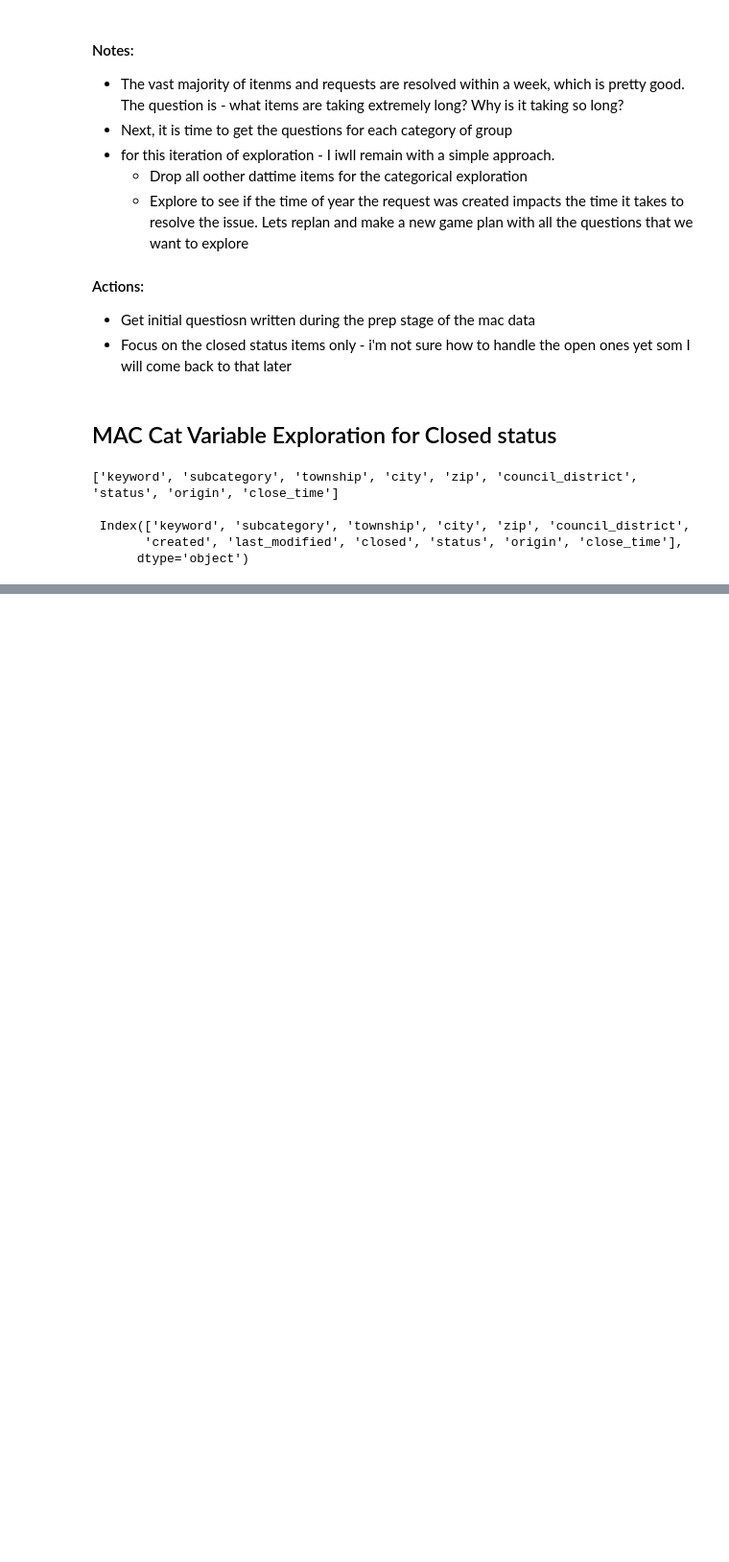
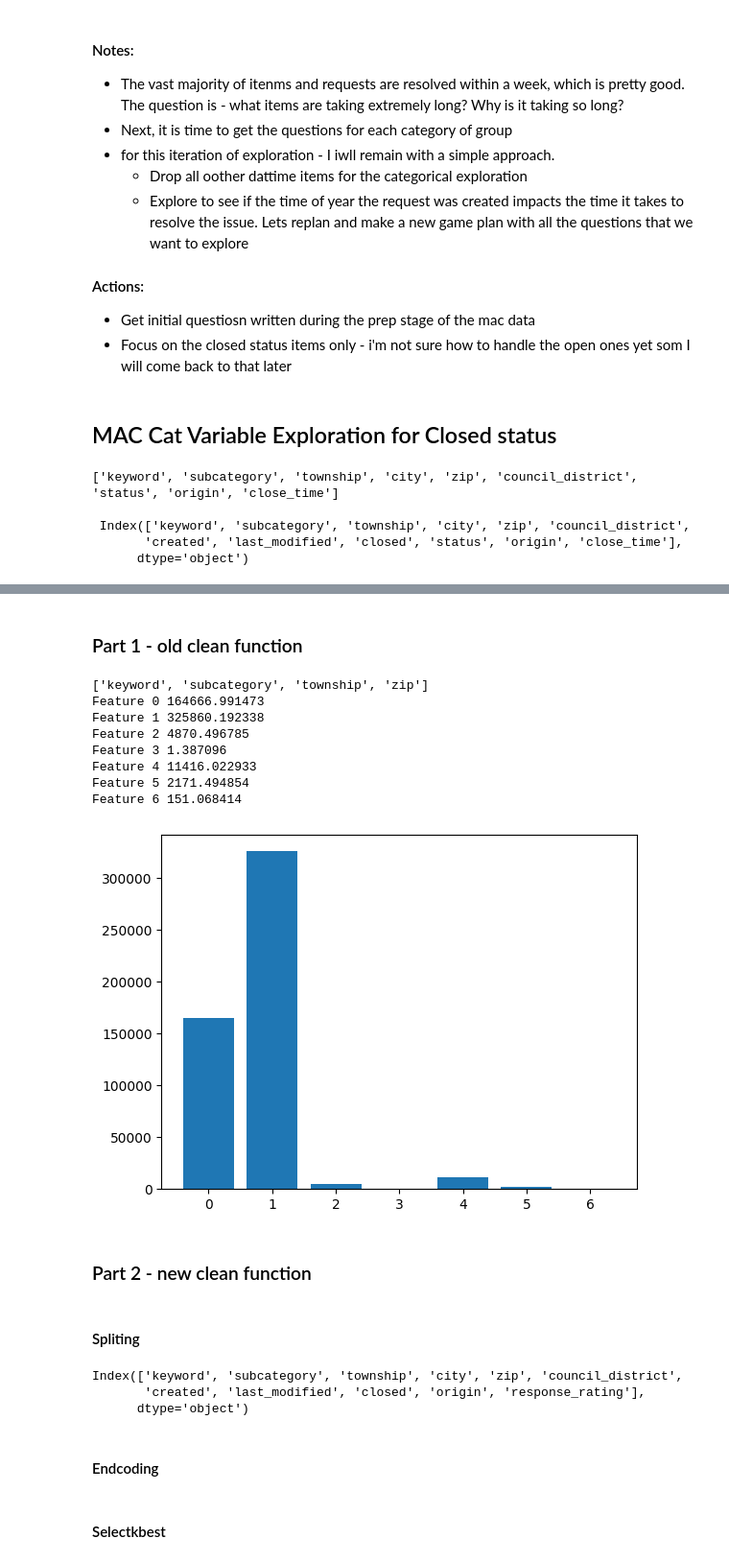
Before and after one commit to aaron-mv-moore/indy-action-time, a Jupyter notebook: work-notebooks/01_working_explore.ipynb, the cells around one changed output, grey strips where cells are left out. Shown at 96% size. Saved outputs shown, nothing was run; the diff lists cells and outputs as text; code cells hidden in the pictures; blank space fills up the shorter version.

Commit message:
Complete selectkbest feature engineering

```diff
--- a/work-notebooks/01_working_explore.ipynb
+++ b/work-notebooks/01_working_explore.ipynb
@@ -249,0 +323,3 @@ Univariate assessment of feature council_district:
+# %%
+# created the reponse rating
+closed_cat['response_rating'] = pd.qcut(closed_cat['reponse_time'], 5, labels=['excellent', 'great', 'good', 'fair','poor'])
@@ -249,0 +351,50 @@ Univariate assessment of feature council_district:
+# %% [markdown]
+### Part 1 - old clean function
+# %%
+y_train = closed_cat['response_rating']
+X_train = closed_cat.drop(['response_rating', 'close_time'], axis=1)
+# %%
+# preparing the inputs or X
+# create
+oe = OrdinalEncoder()
+
+# fit and transform
+X_train_enc = oe.fit_transform(X_train)
+# %%
+# prepareing the outputs, targets or y
+# create
+le = LabelEncoder()
+
+# fit and tranform it
+y_train_enc = le.fit_transform(y_train)
+# %%
+# getting the features
+f_selector = SelectKBest(score_func=chi2, k=4)
+
+# fittins
+f_selector.fit(X_train_enc, y_train_enc)
+# X_train_fs = f_selector.transform(X_train_enc)
+
+fs_mask = f_selector.get_support()
+
+print(X_train.iloc[:,fs_mask].columns.to_list())
+
+for i in range(len(f_selector.scores_)):
+    print('Feature %d %f' % (i, f_selector.scores_[i]))
+
+plt.bar([i for i in range(len(f_selector.scores_))], f_selector.scores_)
+plt.show()
+# %% [output]
+['keyword', 'subcategory', 'township', 'zip']
+Feature 0 164666.991473
+Feature 1 325860.192338
+Feature 2 4870.496785
+Feature 3 1.387096
+Feature 4 11416.022933
+Feature 5 2171.494854
+Feature 6 151.068414
+[figure, added]
+# %% [markdown]
+### Part 2 - new clean function
+# %% [markdown]
+#### Spliting
@@ -249,0 +404,16 @@ Univariate assessment of feature council_district:
+# %%
+## Created function below to stremline this process in the future and added it to prepare_module
+# split
+train, validate, test = split_data(df)
+
+target = 'response_rating'
+
+X_train, y_train = train.drop(target, axis=1), train[target]
+
+X_validate, y_validate = validate.drop(target, axis=1), validate[target]
+
+X_test, y_test = test.drop(target, axis=1), test[target]
+# %% [output]
+Index(['keyword', 'subcategory', 'township', 'city', 'zip', 'council_district',
+       'created', 'last_modified', 'closed', 'origin', 'response_rating'],
+      dtype='object')
@@ -249,0 +426,2 @@ Univariate assessment of feature council_district:
+# %% [markdown]
+#### Endcoding
@@ -249,0 +448,2 @@ Univariate assessment of feature council_district:
+# %% [markdown]
+#### Selectkbest
```
Also changed, not shown: parts of 22 cells of this notebook.
